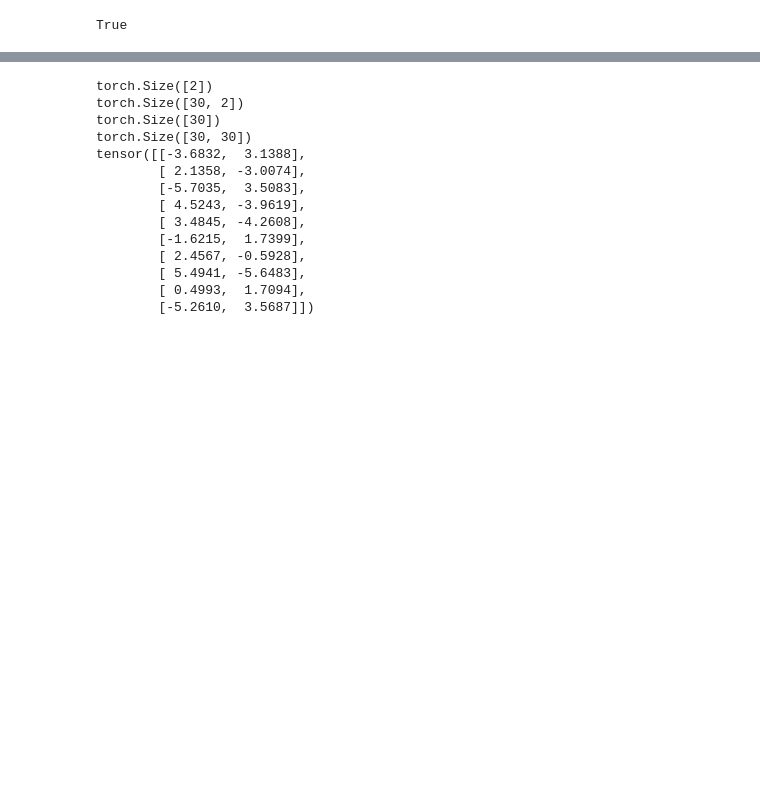
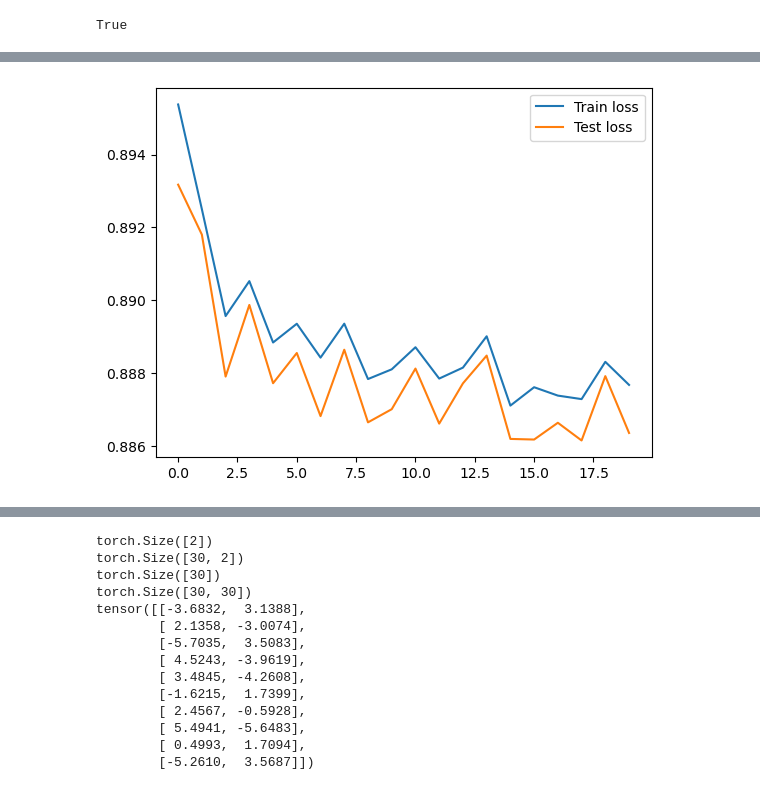
Before and after one commit to Pocket99/DeepLearning, a Jupyter notebook: assignment_1/comp691_ziruiqiu_ass1.ipynb, the cells around one changed output, grey strips where cells are left out. Cells and saved outputs as stored; diff of their text form; code cells hidden in the pictures; blank space fills up the shorter version.

```diff
--- a/assignment_1/comp691_ziruiqiu_ass1.ipynb
+++ b/assignment_1/comp691_ziruiqiu_ass1.ipynb
@@ -77,10 +80,8 @@ For debugging consider passing CUDA_LAUNCH_BLOCKING=1.
 # of batches per training iteration.
 # • Report the mean squared error on the train and test set after each epoch.
 # • You will need to adjust the size of W 1 to fit the size of this data.
-
+device='cpu'
 # Load the data
-
-
 data = fetch_california_housing()
 X = data['data']
 y = data['target']
@@ -96,43 +97,70 @@ X_test = torch.from_numpy(X_test).float().to(device)
 y_train = torch.from_numpy(y_train).float().to(device)
 y_test = torch.from_numpy(y_test).float().to(device)
 
+# Define the network parameters
+
+W1 = torch.randn(20, 8, device=device, requires_grad=True)
+b1 = torch.randn(20, 1, device=device, requires_grad=True)
+W2 = torch.randn(20, 1, device=device, requires_grad=True)
+b2 = torch.randn(1, device=device, requires_grad=True)
+torch.nn.init.xavier_uniform_(W1)
+torch.nn.init.xavier_uniform_(W2)
+torch.nn.init.constant_(b1, 0)
+torch.nn.init.constant_(b2, 0)
+
 # Define the network
-class MyNet(torch.nn.Module):
-    def __init__(self):
-        super(MyNet, self).__init__()
-        self.linear1 = torch.nn.Linear(8, 20)
-        self.linear2 = torch.nn.Linear(20, 1)
-        self.tanh = torch.nn.Tanh()
-    def forward(self, x):
-        x = self.linear1(x)
-        x = self.tanh(x)
-        x = self.linear2(x)
-        return x
+def forward(x):
+    z = torch.matmul(W1, x) + b1
+    a = torch.tanh(z)
+    y_hat = torch.matmul(W2.T, a) + b2
+    return y_hat
 
 # Define the loss function
 def my_loss(y_hat, y):
     return torch.mean(torch.abs(y_hat - y))
 
 # Define the training loop
-def train_loop(model, input, target, num_epochs=50, learning_rate=1e-3):
-    for epoch in range(num_epochs):
-        y_hat = forward(input)
-        loss = my_loss(y_hat, target)
-        loss.backward()
-        with torch.no_grad():
-            for param in model.parameters():
-                param -= learning_rate * param.grad
-                param.grad.zero_()
-        if epoch % 5 == 0:
-            print('Epoch %d, Loss %f' % (epoch, float(loss)))
-    return model
+def train(X_train, y_train, X_test, y_test, batch_size, lr, epochs):
+    global W1, b1, W2, b2
+    train_losses = []
+    test_losses = []
+    for epoch in range(epochs):
+        # Shuffle the data
+        idx = torch.randperm(X_train.shape[0])
+        X_train = X_train[idx]
+        y_train = y_train[idx]
+        # Train the model
+        for i in range(0, X_train.shape[0], batch_size):
+            X_batch = X_train[i:i+batch_size].T
+            y_batch = y_train[i:i+batch_size].reshape(-1, 1, 1)
+            y_hat = forward(X_batch)
+            L = my_loss(y_hat, y_batch)
+            L.backward()
+            with torch.no_grad():
+                W1 -= lr * W1.grad
+                b1 -= lr * b1.grad
+                W2 -= lr * W2.grad
+                b2 -= lr * b2.grad
+                W1.grad.zero_()
+                b1.grad.zero_()
+                W2.grad.zero_()
+                b2.grad.zero_()
+        # Compute the loss on the train and test set
+        y_hat_train = forward(X_train.T)
+        y_hat_test = forward(X_test.T)
+        train_loss = my_loss(y_hat_train, y_train.reshape(-1, 1, 1))
+        test_loss = my_loss(y_hat_test, y_test.reshape(-1, 1, 1))
+        train_losses.append(train_loss.detach().numpy())
+        test_losses.append(test_loss.detach().numpy())
+        print('Epoch:', epoch, 'Train loss:', train_loss, 'Test loss:', test_loss)
+    return train_losses, test_losses
 
-# Train the network
-model = MyNet().to(device)
-model = train_loop(model, X_train, y_train)
+# Train the model
+train_losses, test_losses = train(X_train, y_train, X_test, y_test, batch_size=12, lr=0.01, epochs=20)
 
-# Evaluate the network
-y_hat = model(X_test)
-loss = my_loss(y_hat, y_test)
-print('Test loss: %f' % loss)
+# Plot the losses
+plt.plot(train_losses, label='Train loss')
+plt.plot(test_losses, label='Test loss')
+plt.legend()
+plt.show()
 # %% [output]
@@ -140,3 +187,4 @@ RuntimeError: mat1 and mat2 shapes cannot be multiplied (20x10 and 10320x8)
+[figure, added]
 # %%
 # question 2
 # Consider the neural network
```
Also changed, not shown: parts of 6 cells of this notebook.
